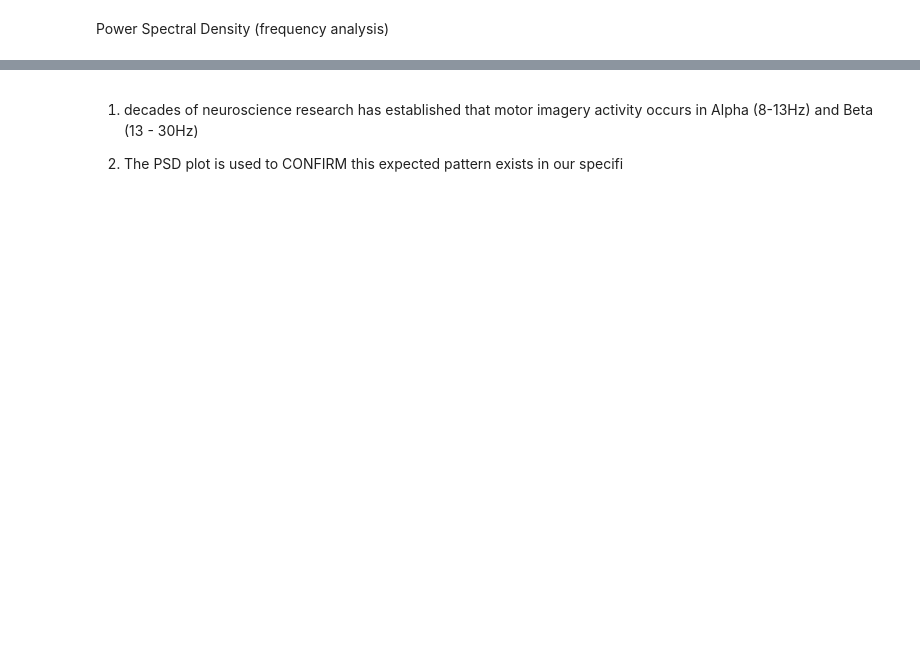
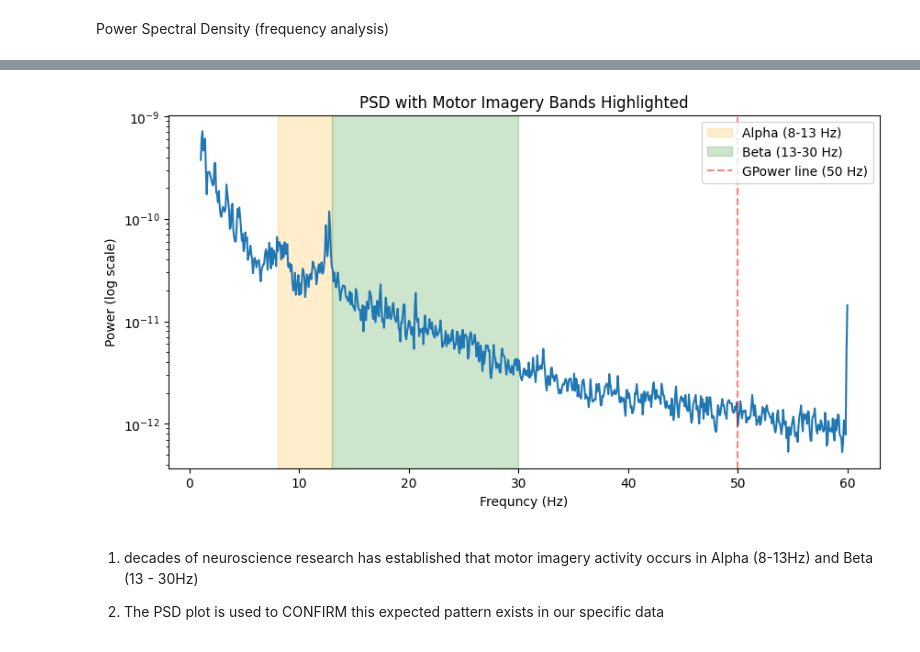
Before and after one commit to the-liyanage/neurosynth, a Jupyter notebook: notebooks/01_download_data.ipynb, the cells around one changed output, grey strips where cells are left out. Saved outputs shown, nothing was run; the diff lists cells and outputs as text; code cells hidden in the pictures; blank space fills up the shorter version.

```diff
--- a/notebooks/01_download_data.ipynb
+++ b/notebooks/01_download_data.ipynb
@@ -321,35 +386,37 @@ plt.show()
 # %%
 # Better PSD visulization (log-log to reveal peak)
 
 from mne.time_frequency import psd_array_welch
 
 
 
 data = raw.get_data()
 sfreq = raw.info["sfreq"]
 
 
 # calculate PSD as raw numbers
 psds, freqs = psd_array_welch(
     data, sfreq = sfreq, fmin = 1, fmax = 60, n_fft = 2048, verbose = False
 
 )
 
 
 mean_psd = psds.mean(axis = 0)
 
 
 plt.figure(figsize = (10, 5))
 plt.semilogy(freqs, mean_psd) # log scale on y-axis -flatten the slope
-plt.axvspan(8, 10, color = "orange", alpha = 0.2, label = "Alpha (8-13 Hz)")
+plt.axvspan(8, 13, color = "orange", alpha = 0.2, label = "Alpha (8-13 Hz)")
 plt.axvspan(13, 30, color = "green", alpha = 0.2, label = "Beta (13-30 Hz)")
 plt.axvline(50, color = "red", linestyle = "--",  alpha = 0.5, label = "GPower line (50 Hz)")
 plt.xlabel("Frequncy (Hz)")
 plt.ylabel("Power (log scale)")
 plt.title("PSD with Motor Imagery Bands Highlighted")
 plt.legend()
 plt.show()
+# %% [output]
+[figure, added]
 # %% [markdown]
 1. decades of neuroscience research has established that motor imagery activity occurs in Alpha (8-13Hz) and Beta (13 - 30Hz)
 
-2. The PSD plot is used to CONFIRM this expected pattern exists in our specifi
+2. The PSD plot is used to CONFIRM this expected pattern exists in our specific data
```
Also changed, not shown: parts of 14 cells of this notebook.
